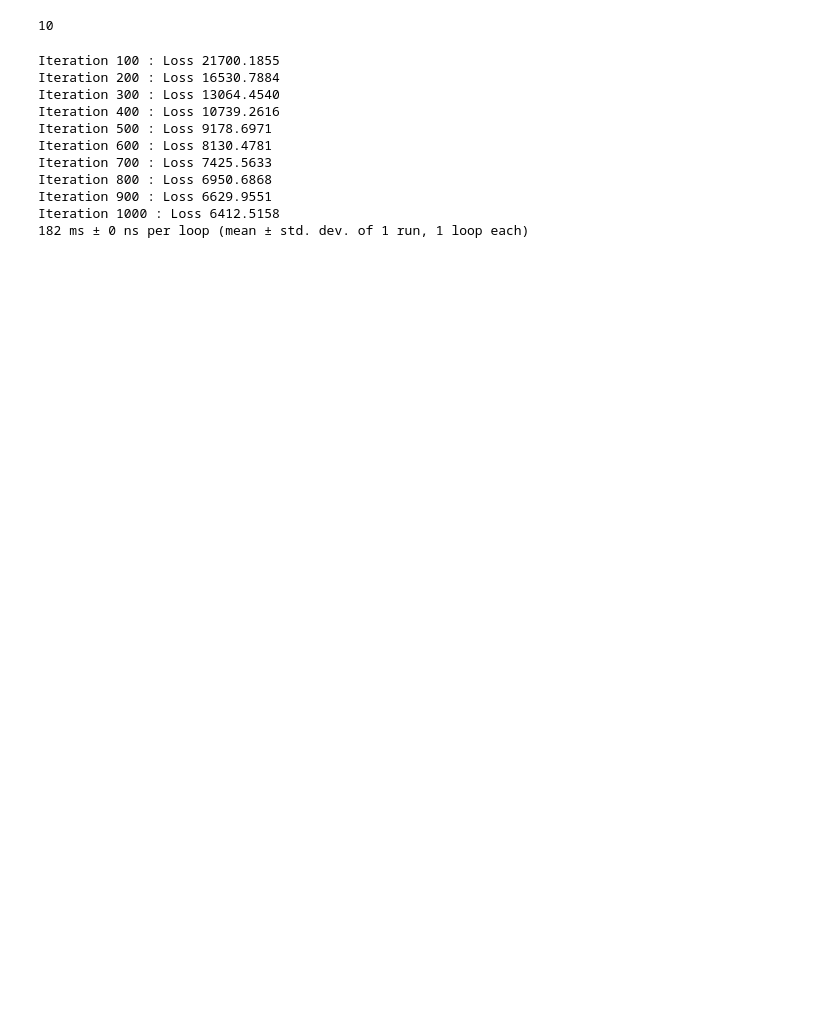
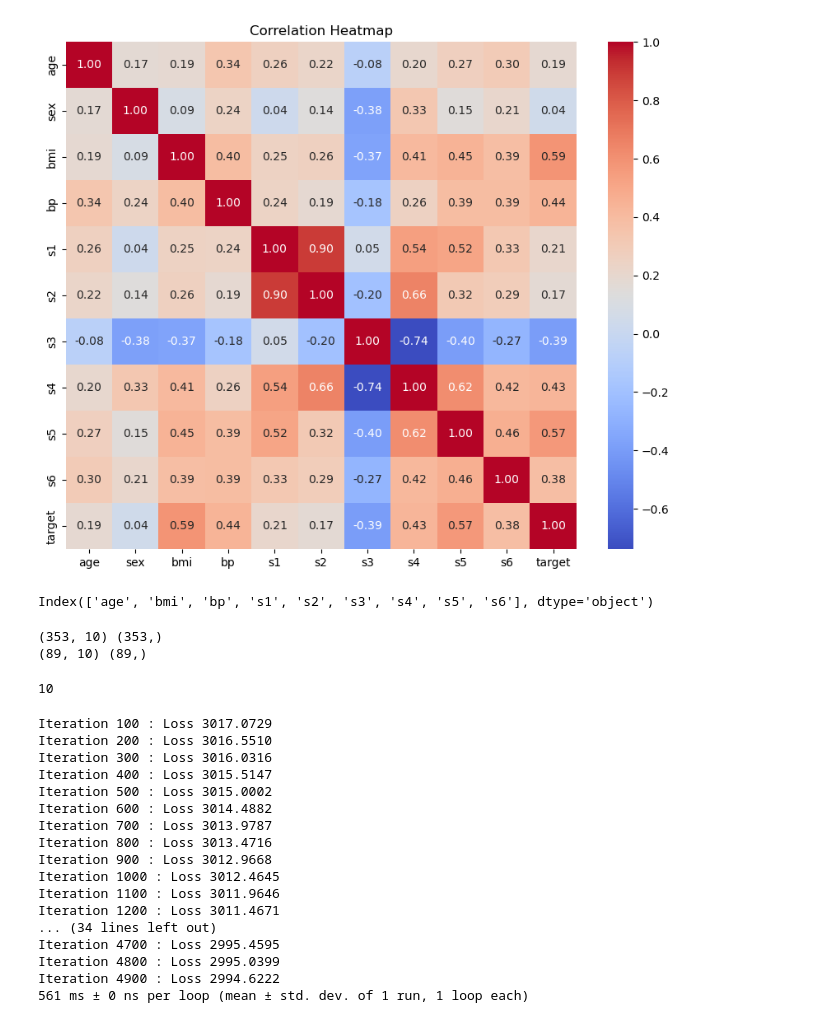
Before and after one commit to hiyslee/AIFFEL_quest_rs, a Jupyter notebook: Exploration/Ex01/Diabete.ipynb, the cells around one changed output. Saved outputs shown, nothing was run; the diff lists cells and outputs as text; code cells hidden in the pictures; blank space fills up the shorter version.

```diff
--- a/Exploration/Ex01/Diabete.ipynb
+++ b/Exploration/Ex01/Diabete.ipynb
@@ -31,3 +49,25 @@ print(X_test.shape, y_test.shape)
+# %%
+plt.figure(figsize=(10,8))
+sns.heatmap(df.corr(), annot=True, cmap="coolwarm", fmt=".2f")
+plt.title("Correlation Heatmap")
+plt.show()
+# %% [output]
+[figure, added]
+# %%
+selected_features = corr[abs(corr) >= 0.1].index # 0.5 이상 상관계수로 해서 변수를 덜어내고 했더니 계속 에러가 나서 변수 드랍 없이 진행. 나중에 질의를 드리고자 합니다. 한참 찾아도 이유를 알지 못하겠네요.
+print(selected_features)
+# %% [output]
+Index(['age', 'bmi', 'bp', 's1', 's2', 's3', 's4', 's5', 's6'], dtype='object')
+# %%
+from sklearn.model_selection import train_test_split
+X_train, X_test, y_train, y_test = train_test_split(x, y, test_size=0.2, random_state=42
+)
+
+print(X_train.shape, y_train.shape)
+print(X_test.shape, y_test.shape)
+# %% [output]
+(353, 10) (353,)
+(89, 10) (89,)
 # %%
 W = np.random.rand(X_train.shape[1])
 b = np.random.rand()
@@ -69,7 +109,7 @@ global W, b
 
 losses = []
 
-for i in range(1, 1001):
+for i in range(1, 5000):
     dW, db = gradient(X_train, W, b, y_train)
     W -= LEARNING_RATE * dW
     b -= LEARNING_RATE * db
@@ -78,17 +118,23 @@ for i in range(1, 1001):
     if i % 100 == 0:
         print('Iteration %d : Loss %0.4f' % (i, L))
 # %% [output]
-Iteration 100 : Loss 21700.1855
-Iteration 200 : Loss 16530.7884
-Iteration 300 : Loss 13064.4540
-Iteration 400 : Loss 10739.2616
-Iteration 500 : Loss 9178.6971
-Iteration 600 : Loss 8130.4781
-Iteration 700 : Loss 7425.5633
-Iteration 800 : Loss 6950.6868
-Iteration 900 : Loss 6629.9551
-Iteration 1000 : Loss 6412.5158
-182 ms ± 0 ns per loop (mean ± std. dev. of 1 run, 1 loop each)
+Iteration 100 : Loss 3017.0729
+Iteration 200 : Loss 3016.5510
+Iteration 300 : Loss 3016.0316
+Iteration 400 : Loss 3015.5147
+Iteration 500 : Loss 3015.0002
+Iteration 600 : Loss 3014.4882
+Iteration 700 : Loss 3013.9787
+Iteration 800 : Loss 3013.4716
+Iteration 900 : Loss 3012.9668
+Iteration 1000 : Loss 3012.4645
+Iteration 1100 : Loss 3011.9646
+Iteration 1200 : Loss 3011.4671
+... (34 lines left out)
+Iteration 4700 : Loss 2995.4595
+Iteration 4800 : Loss 2995.0399
+Iteration 4900 : Loss 2994.6222
+561 ms ± 0 ns per loop (mean ± std. dev. of 1 run, 1 loop each)
 # %%
 prediction = model(X_test, W, b)
 mse = loss(X_test, W, b, y_test)
```
Also changed, not shown: parts of 10 cells of this notebook.
